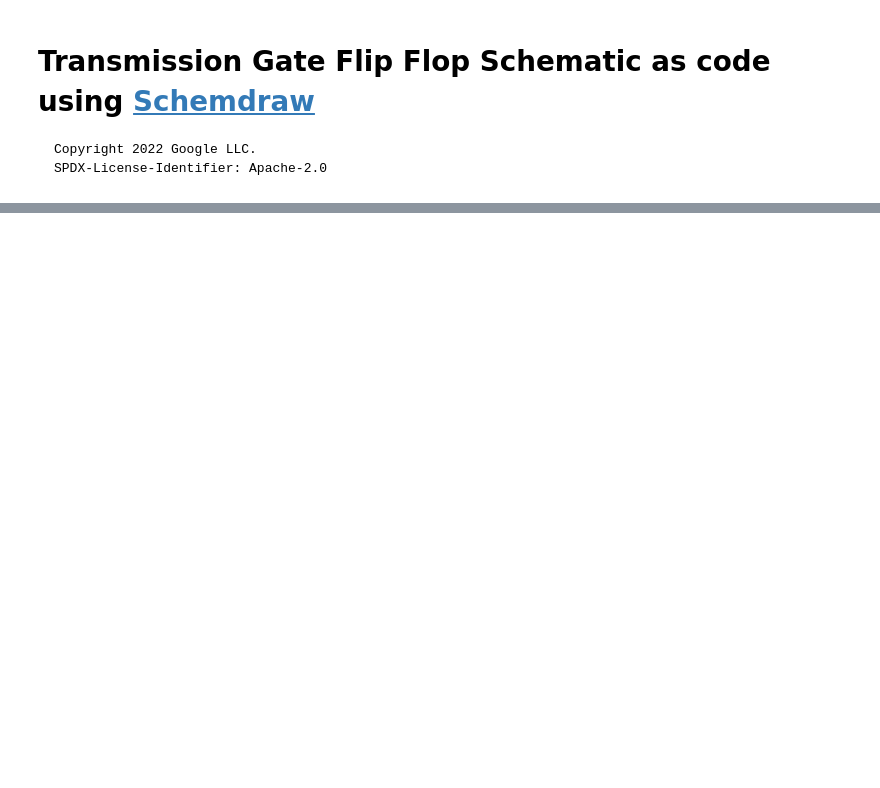
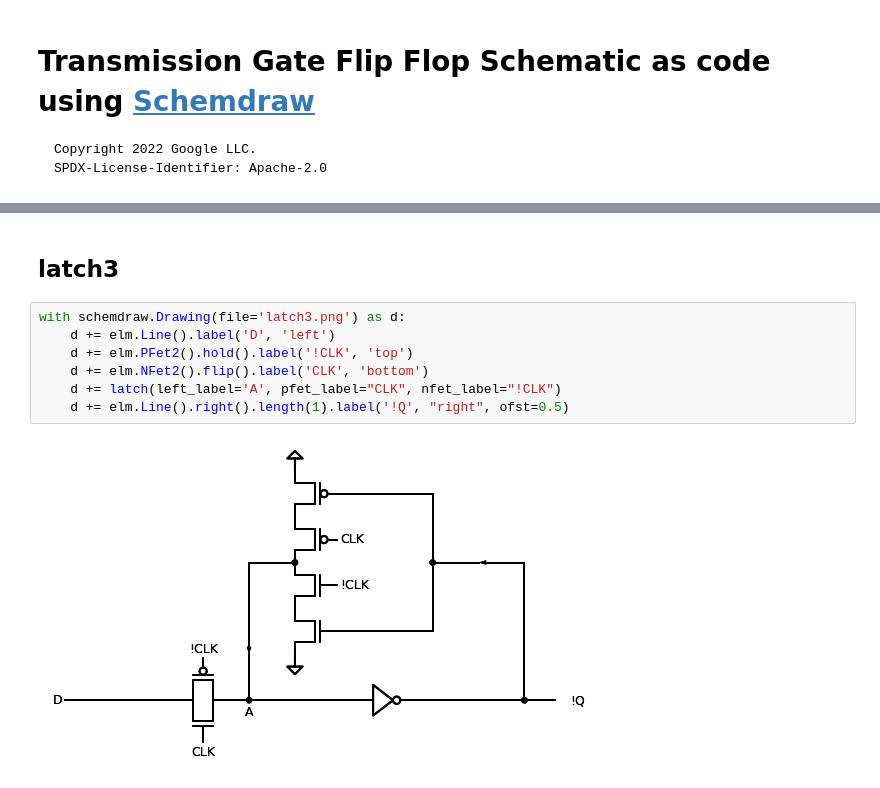
Before and after one commit to mattvenn/flipflop_demo, a Jupyter notebook: schematic/tg_ff.ipynb, the cells around one changed output, grey strips where cells are left out. Drawn from its saved outputs; the diff is of its cells as text; blank space fills up the shorter version.

```diff
--- a/schematic/tg_ff.ipynb
+++ b/schematic/tg_ff.ipynb
@@ -166,0 +155,11 @@ with schemdraw.Drawing() as d:
+# %% [markdown]
+## latch3
+# %%
+with schemdraw.Drawing(file='latch3.png') as d:
+    d += elm.Line().label('D', 'left')
+    d += elm.PFet2().hold().label('!CLK', 'top')
+    d += elm.NFet2().flip().label('CLK', 'bottom')
+    d += latch(left_label='A', pfet_label="CLK", nfet_label="!CLK")
+    d += elm.Line().right().length(1).label('!Q', "right", ofst=0.5)
+# %% [output]
+[figure, added]
```
Also changed, not shown: parts of 13 cells of this notebook, 8 other files.
